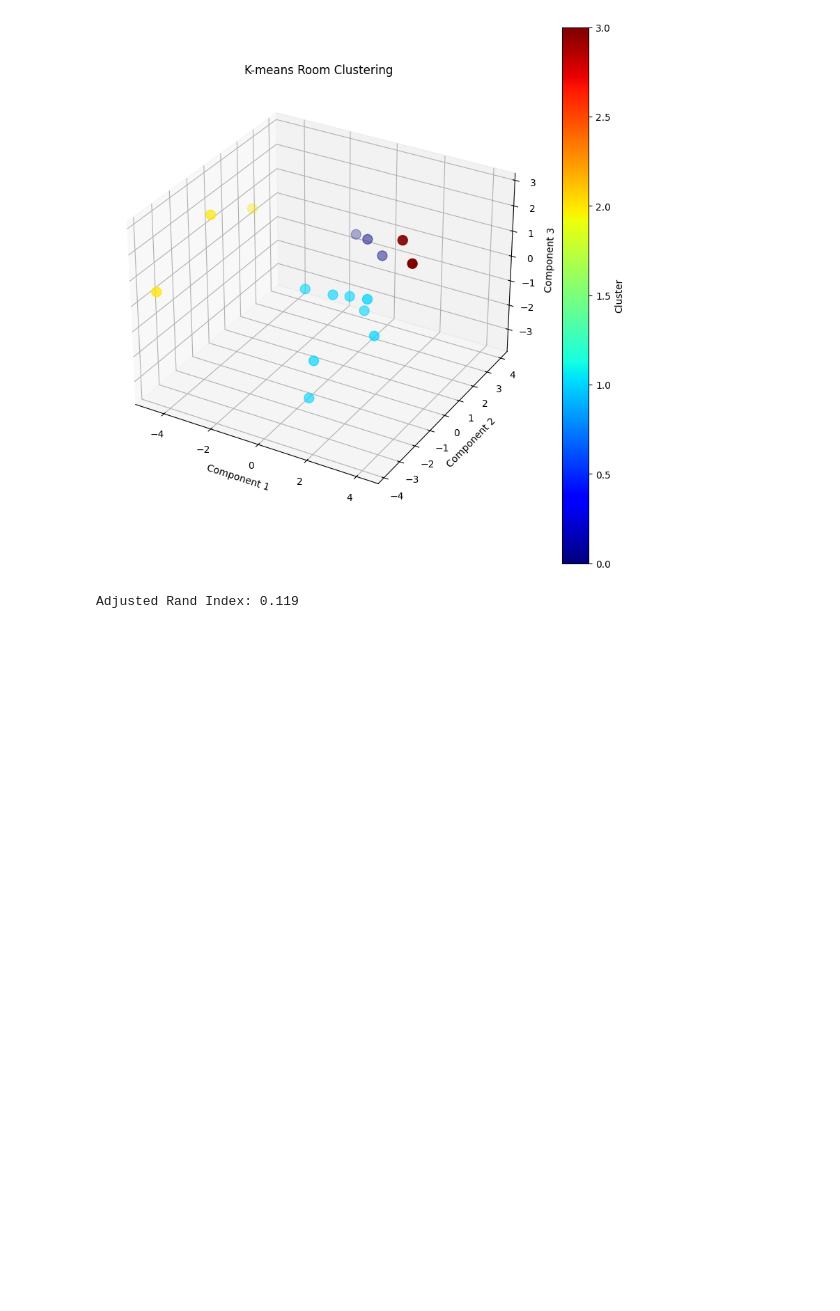
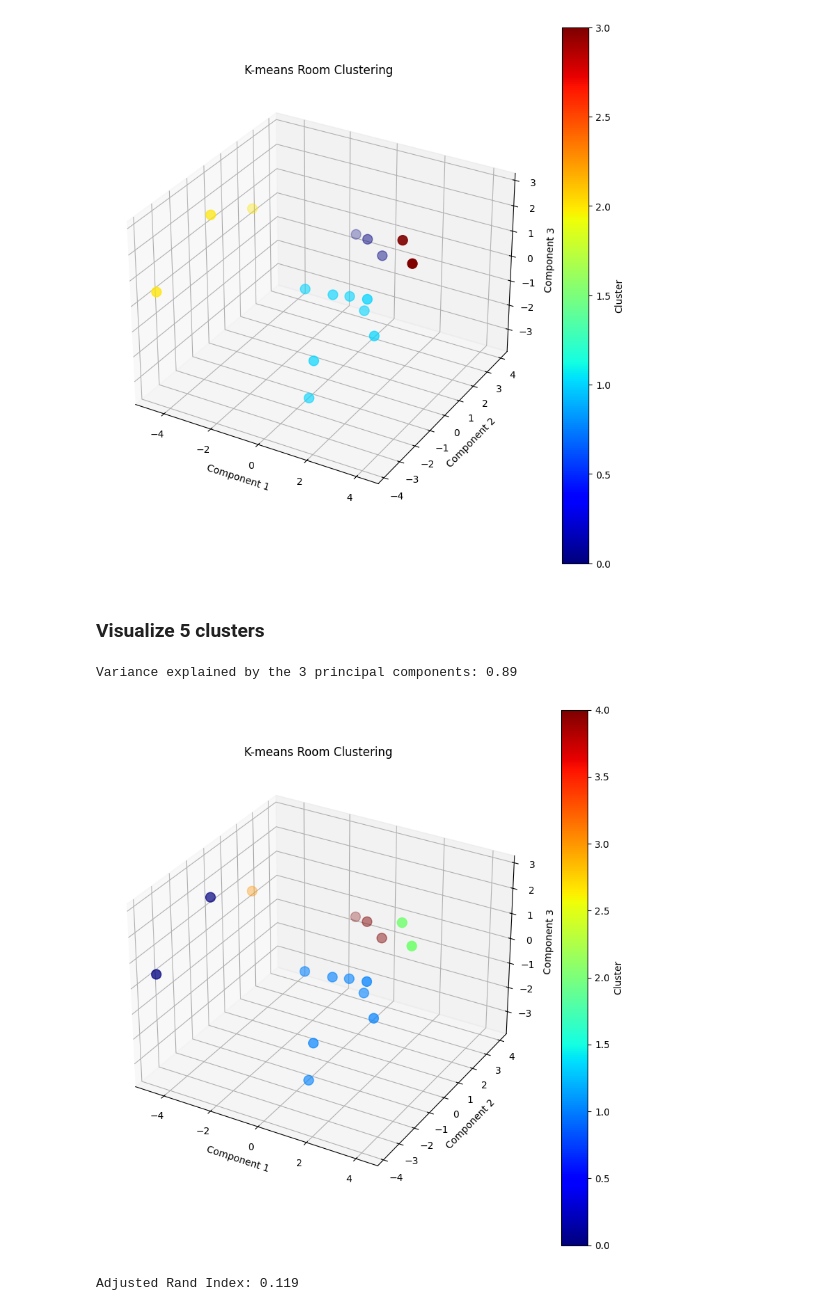
Before and after one commit to Santisoutoo/3year-assignment, a Jupyter notebook: task_2/TASK_2.ipynb, the cells around one changed output. Saved outputs shown, nothing was run; the diff lists cells and outputs as text; code cells hidden in the pictures; blank space fills up the shorter version.

Commit message:
play with different numbers of k

```diff
--- a/task_2/TASK_2.ipynb
+++ b/task_2/TASK_2.ipynb
@@ -540,0 +562,25 @@ Best Adjusted Rand Index: 0.119
+# %%
+# Play with different numbers of clusters (k)
+best_global_score = -1
+best_global_labels = None
+best_k = None
+
+# Test for different values of k
+for k in [3, 4, 5, 6]:
+    best_ari_k = -1
+    best_labels_k = None
+    for seed in range(10):
+        kmeans = KMeans(n_clusters=k, random_state=seed, n_init=10)
+        labels = kmeans.fit_predict(X_scaled)
+        ari = adjusted_rand_score(y, labels)
+        if ari > best_ari_k:
+            best_ari_k = ari
+            best_labels_k = labels
+    print(f'For k={k}: Best ARI: {best_ari_k:.3f}')
+    if best_ari_k > best_global_score:
+        best_global_score = best_ari_k
+        best_global_labels = best_labels_k
+        best_k = k
+
+print(f'\nOverall Best ARI: {best_global_score:.3f} with k={best_k}')
+cluster_labels_5 = best_global_labels
@@ -576,4 +631,11 @@ plot_data_3D(X_scaled, cluster_labels, title='K-means Room Clustering')
 # %% [output]
 Variance explained by the 3 principal components: 0.89
 [figure]
+# %% [markdown]
+### Visualize 5 clusters
+# %%
+plot_data_3D(X_scaled, cluster_labels_5, title='K-means Room Clustering')
+# %% [output]
+Variance explained by the 3 principal components: 0.89
+[figure, added]
 # %%
```
Also changed, not shown: parts of 10 cells of this notebook.
